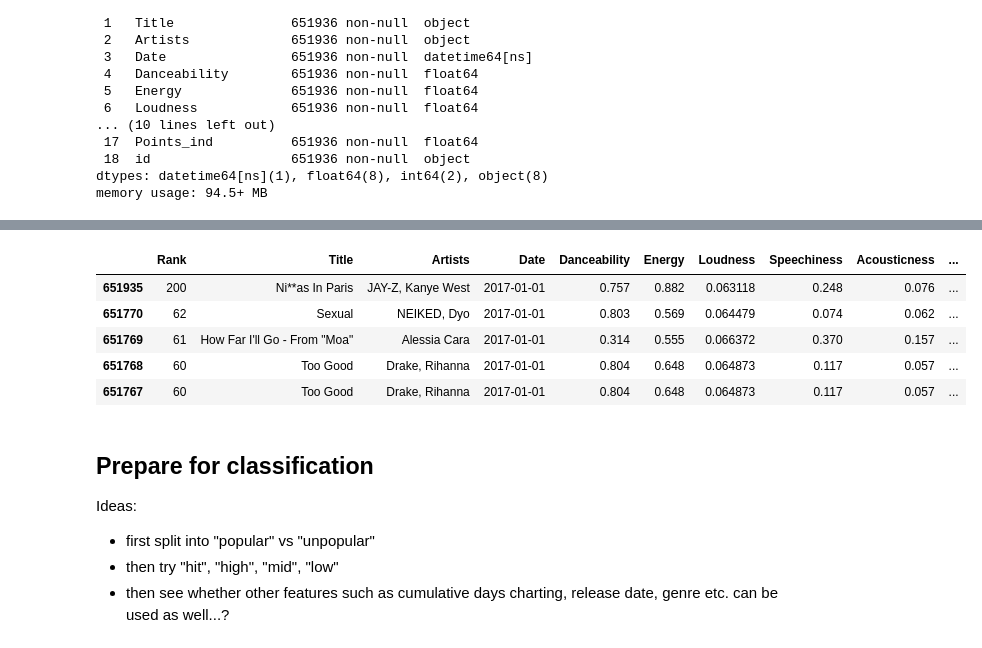
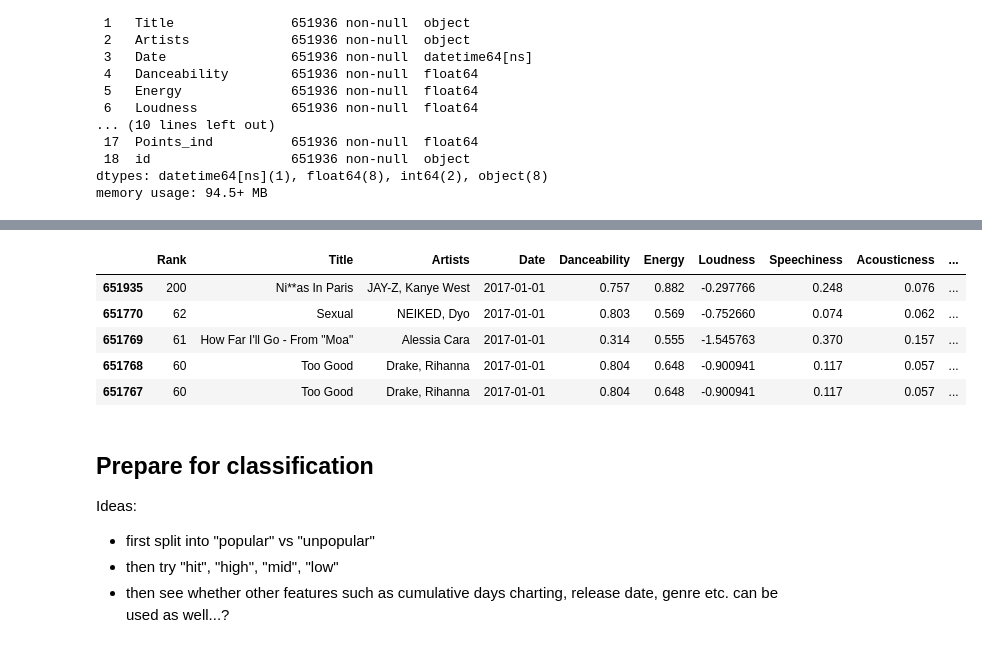
Before and after one commit to rm862/AML-spotify, a Jupyter notebook: classifying_popularity.ipynb, the cells around one changed output, grey strips where cells are left out. Drawn from its saved outputs; the diff is of its cells as text; code cells hidden in the pictures.

```diff
--- a/classifying_popularity.ipynb
+++ b/classifying_popularity.ipynb
@@ -102,14 +120,15 @@ memory usage: 94.5+ MB
 # %%
 # Scale the audio features.
-spotify_data['Loudness'] = spotify_data['Loudness'].apply(lambda x: np.log10(np.abs(x)) / 60)
+# spotify_data['Loudness'] = spotify_data['Loudness'].apply(lambda x: np.log10(np.abs(x)) / 60)
+spotify_data['Loudness']=(spotify_data['Loudness']-spotify_data['Loudness'].mean())/spotify_data['Loudness'].std()
 spotify_data.head()
 # %% [output]
 |  | Rank | Title | Artists | Date | Danceability | Energy | Loudness | Speechiness | Acousticness | ... |
-| 651935 | 200 | Ni**as In Paris | JAY-Z, Kanye West | 2017-01-01 | 0.757 | 0.882 | 0.063118 | 0.248 | 0.076 | ... |
-| 651770 | 62 | Sexual | NEIKED, Dyo | 2017-01-01 | 0.803 | 0.569 | 0.064479 | 0.074 | 0.062 | ... |
-| 651769 | 61 | How Far I'll Go - From "Moa" | Alessia Cara | 2017-01-01 | 0.314 | 0.555 | 0.066372 | 0.370 | 0.157 | ... |
-| 651768 | 60 | Too Good | Drake, Rihanna | 2017-01-01 | 0.804 | 0.648 | 0.064873 | 0.117 | 0.057 | ... |
-| 651767 | 60 | Too Good | Drake, Rihanna | 2017-01-01 | 0.804 | 0.648 | 0.064873 | 0.117 | 0.057 | ... |
+| 651935 | 200 | Ni**as In Paris | JAY-Z, Kanye West | 2017-01-01 | 0.757 | 0.882 | -0.297766 | 0.248 | 0.076 | ... |
+| 651770 | 62 | Sexual | NEIKED, Dyo | 2017-01-01 | 0.803 | 0.569 | -0.752660 | 0.074 | 0.062 | ... |
+| 651769 | 61 | How Far I'll Go - From "Moa" | Alessia Cara | 2017-01-01 | 0.314 | 0.555 | -1.545763 | 0.370 | 0.157 | ... |
+| 651768 | 60 | Too Good | Drake, Rihanna | 2017-01-01 | 0.804 | 0.648 | -0.900941 | 0.117 | 0.057 | ... |
+| 651767 | 60 | Too Good | Drake, Rihanna | 2017-01-01 | 0.804 | 0.648 | -0.900941 | 0.117 | 0.057 | ... |
 # %% [markdown]
 ## Prepare for classification
 Ideas:
```
Also changed, not shown: parts of 28 cells of this notebook, 1 other file.
